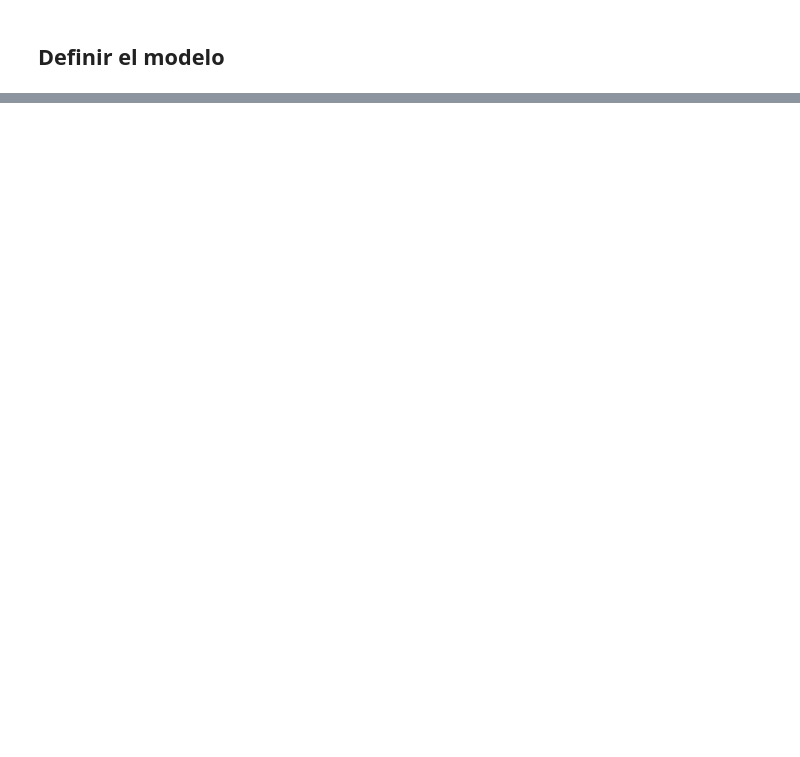
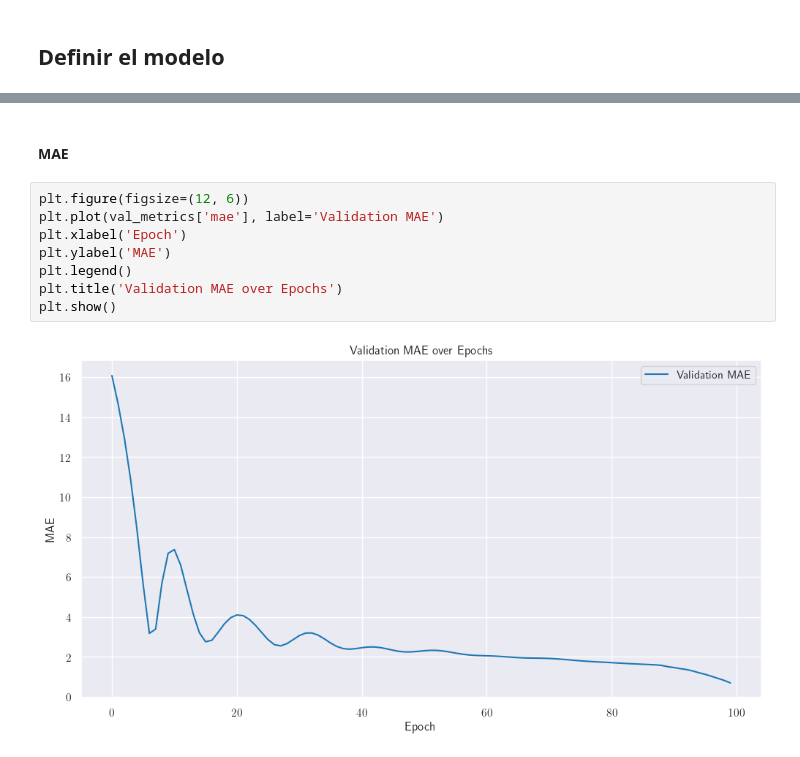
Before and after one commit to Gersonyeye/IAV2-55-final-project, a Jupyter notebook: notebooks/main.ipynb, the cells around one changed output, grey strips where cells are left out. Saved outputs shown, nothing was run; the diff lists cells and outputs as text; blank space fills up the shorter version.

```diff
--- a/notebooks/main.ipynb
+++ b/notebooks/main.ipynb
@@ -896,0 +1074,12 @@ class STGCN(nn.Module):
+# %% [markdown]
+#### MAE
+# %%
+plt.figure(figsize=(12, 6))
+plt.plot(val_metrics['mae'], label='Validation MAE')
+plt.xlabel('Epoch')
+plt.ylabel('MAE')
+plt.legend()
+plt.title('Validation MAE over Epochs')
+plt.show()
+# %% [output]
+[figure, added]
```
Also changed, not shown: parts of 30 cells of this notebook.
